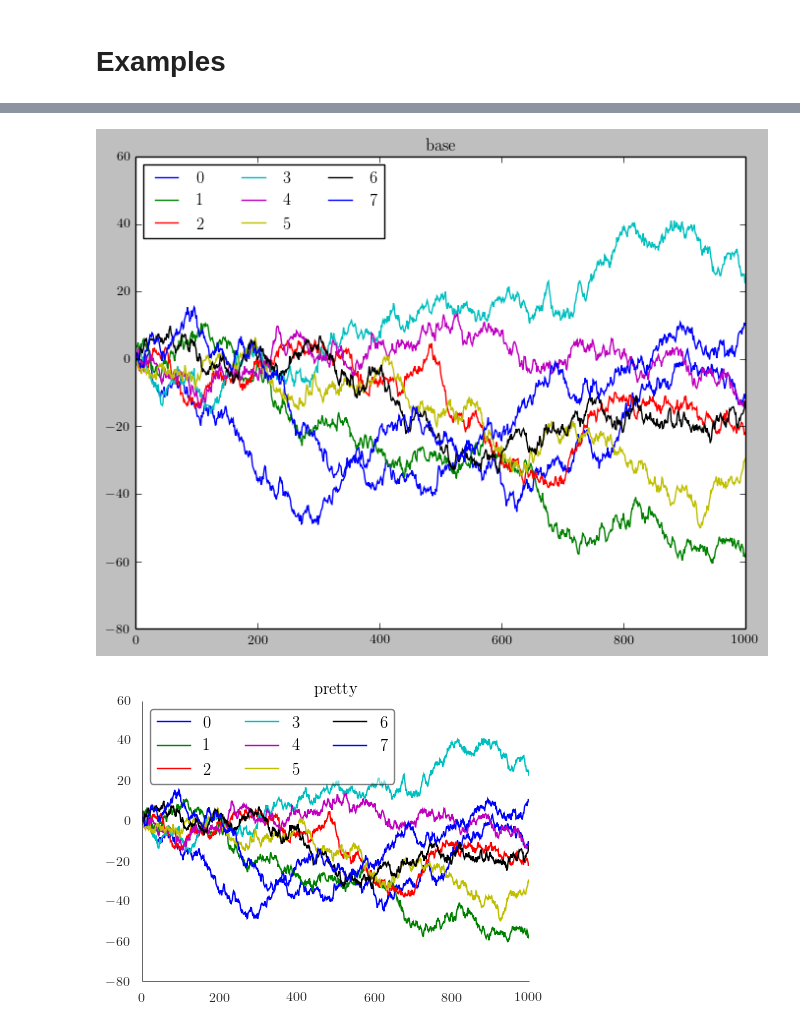
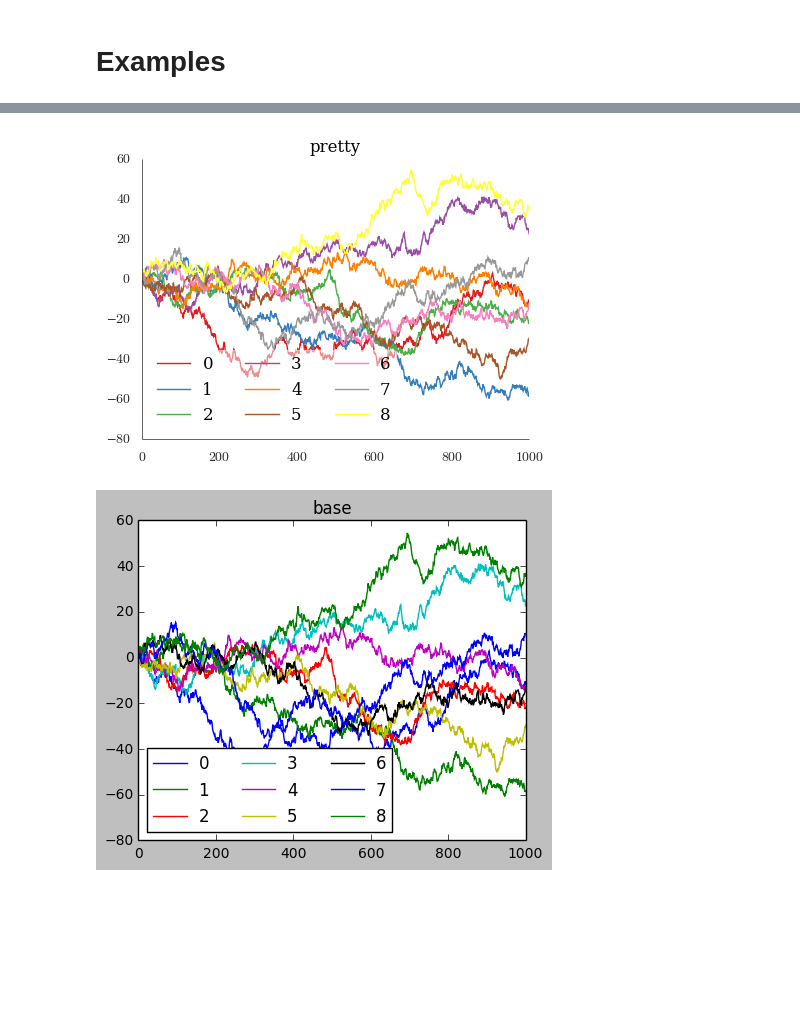
Before and after one commit to spacecowboy/pyplotthemes, a Jupyter notebook: PlottingTest.ipynb, the cells around one changed output, grey strips where cells are left out. Saved outputs shown, nothing was run; the diff lists cells and outputs as text; code cells hidden in the pictures; blank space fills up the shorter version.

```diff
--- a/PlottingTest.ipynb
+++ b/PlottingTest.ipynb
@@ -481,0 +579,17 @@ from pyplotthemes import themes, base
+# %%
+def histtest(theme):
+    # Set the random seed for consistency
+    np.random.seed(12)
+
+    theme.figure(figsize=(5,4))
+
+    x = np.random.normal(size=1000)
+
+    theme.hist(x, label='A label')
+    theme.legend(loc='best')
+
+for name, theme in themes.items():
+    if name != "base":
+        theme.latex = True
+    histtest(theme)
+    theme.title(name)
@@ -482,24 +599,27 @@ from pyplotthemes import themes, base
 # %%
+#from pyplotthemes import themes, base
+
 def plottest(theme):
     # Set the random seed for consistency
     np.random.seed(12)
 
-    theme.figure()
+    theme.figure(figsize=(5,4))
 
     # Show the whole color range
-    for i in range(8):
+    for i in range(9):
         y = np.random.normal(size=1000).cumsum()
         x = np.arange(1000)
 
         theme.plot(x, y, label=str(i))
 
     theme.legend(loc='best', ncol=3)
 
 
 for name, theme in themes.items():
-    theme.latex = True
+    if name != "base":
+        theme.latex = True
     plottest(theme)
     theme.title(name)
 # %% [output]
-[figure, old version]
+[figure, new version]
-[figure, old version]
+[figure, new version]
```
Also changed, not shown: parts of 8 cells of this notebook.
